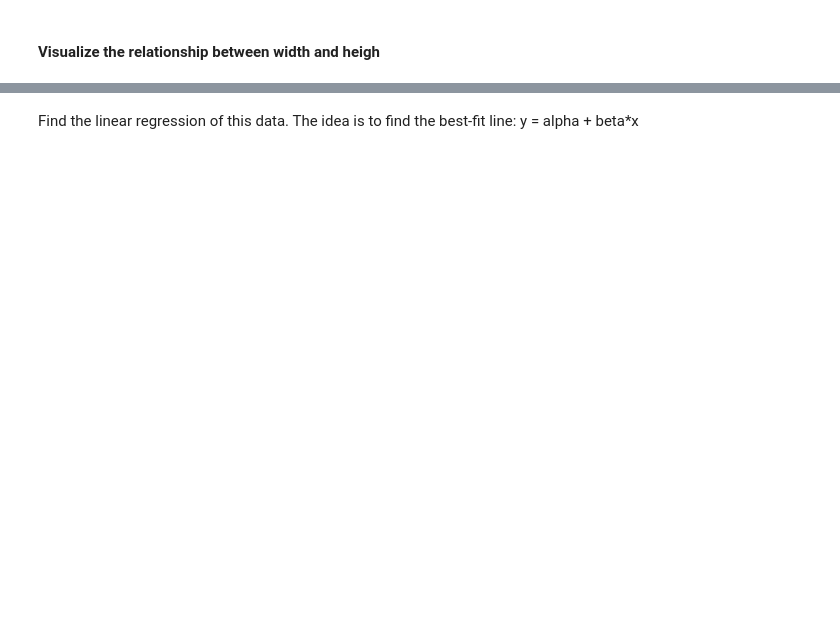
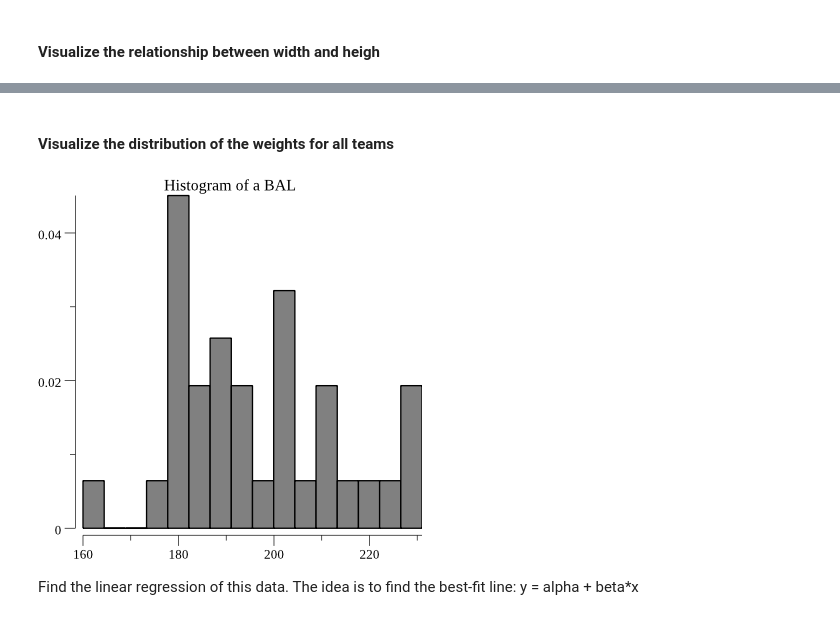
Before and after one commit to ardanlabs/training-ai, a Jupyter notebook: machine-learning-with-go/ml_with_go/example3/LinealRegression1.ipynb, the cells around one changed output, grey strips where cells are left out. Cells and saved outputs as stored; diff of their text form; code cells hidden in the pictures; blank space fills up the shorter version.

```diff
--- a/machine-learning-with-go/ml_with_go/example3/LinealRegression1.ipynb
+++ b/machine-learning-with-go/ml_with_go/example3/LinealRegression1.ipynb
@@ -134,0 +287,2 @@ display.PNG(graph1)
+# %% [markdown]
+#### Visualize the distribution of the weights for all teams
@@ -135,2 +323,7 @@ display.PNG(graph1)
+# %%
+graph, err :=GetGraph("BAL_hist.png")
+display.PNG(graph)
+# %% [output]
+[figure, added]
 # %% [markdown]
 Find the linear regression of this data. The idea is to find the best-fit line: y = alpha + beta*x
```
Also changed, not shown: parts of 17 cells of this notebook.
